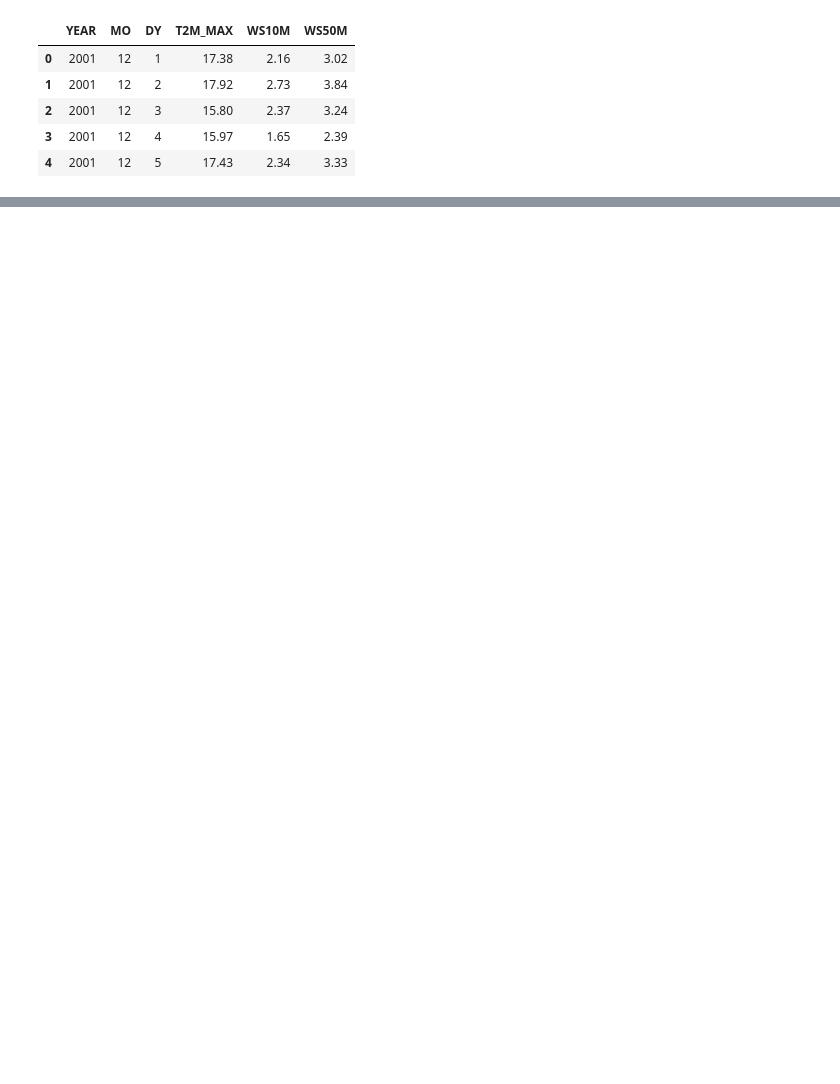
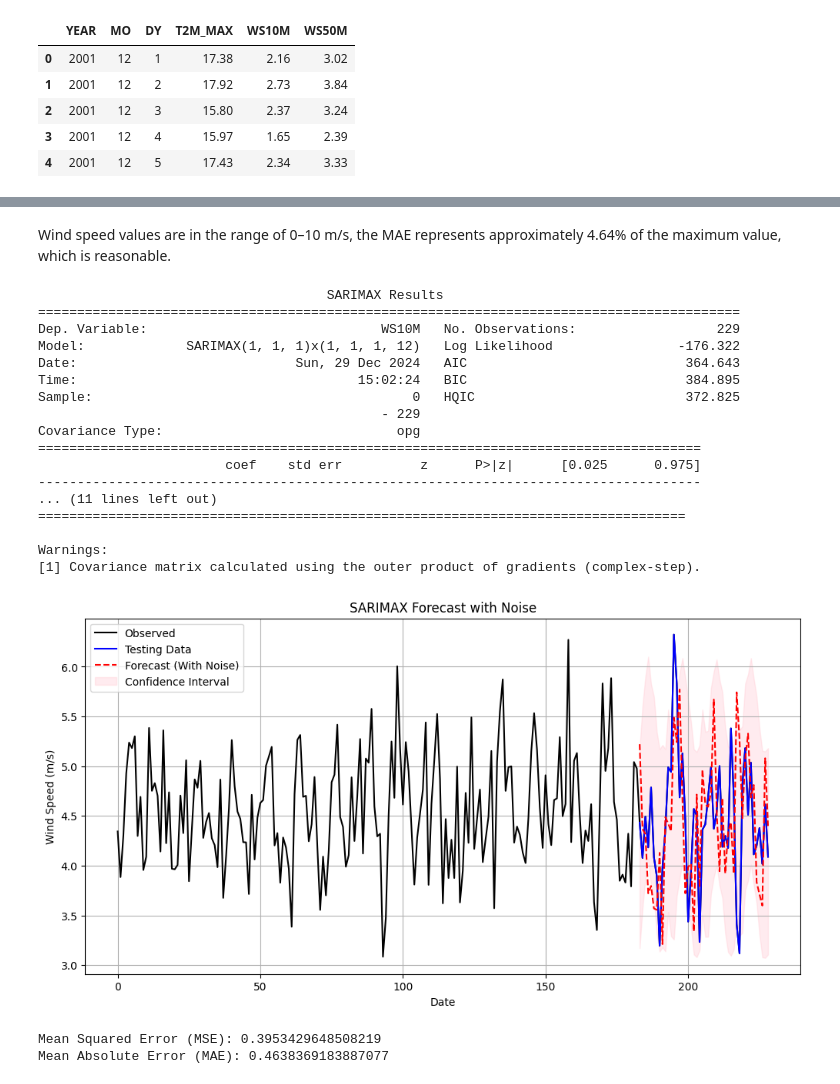
Before and after one commit to imayumi03/Wind_prediction, a Jupyter notebook: windprediction.ipynb, the cells around one changed output, grey strips where cells are left out. Drawn from its saved outputs; the diff is of its cells as text; code cells hidden in the pictures; blank space fills up the shorter version.

```diff
--- a/windprediction.ipynb
+++ b/windprediction.ipynb
@@ -267,0 +181,67 @@ Warnings:
+# %% [markdown]
+Wind speed values are in the range of 0–10 m/s, the MAE represents approximately 4.64% of the maximum value, which is reasonable.
+# %%
+model1 = SARIMAX(monthly_means['WS10M'],
+                exog=monthly_means[['External_Variable']],
+                order=(1, 1, 1),
+                seasonal_order=(1, 1, 1, 12))
+results = model1.fit()
+
+print(results.summary())
+
+train1_size = int(len(monthly_means) * 0.8)
+train1_data = monthly_means.iloc[:train1_size]
+test1_data = monthly_means.iloc[train1_size:]
+
+forecast1_steps = len(test1_data)
+forecast1 = results.get_forecast(steps=forecast1_steps, exog=np.random.rand(forecast1_steps, 1))
+
+forecast1_mean = forecast.predicted_mean
+forecast1_conf_int = forecast1.conf_int()
+
+noise1 = np.random.normal(-0.1, forecast1_mean.std(), size=forecast1_steps)  # Adjust std as needed
+forecast1_with_noise = forecast1_mean + noise1 *1.5
+
+forecast1_index = pd.date_range(start=monthly_means.index[-1], periods=forecast1_steps + 1, freq='M')[1:]
+plt.figure(figsize=(12, 6))
+plt.plot(monthly_means.index, monthly_means['WS10M'], label="Observed", color='black')
+#plt.plot(test1_data.index, forecast1_mean, label="Forecast (Without Noise)", color='green')
+plt.plot(test1_data.index, test1_data['WS10M'], label="Testing Data", color='blue')
+plt.plot(test1_data.index, forecast1_with_noise, label="Forecast (With Noise)", color='red', linestyle='--')
+plt.fill_between(test1_data.index,
+                 forecast1_conf_int.iloc[:, 0],
+                 forecast1_conf_int.iloc[:, 1],
+                 color='pink', alpha=0.3, label="Confidence Interval")
+plt.title('SARIMAX Forecast with Noise')
+plt.xlabel('Date')
+plt.ylabel('Wind Speed (m/s)')
+plt.legend()
+plt.grid()
+plt.show()
+
+
+mse = mean_squared_error(test_data['WS10M'], forecast_mean)
+mae = mean_absolute_error(test_data['WS10M'], forecast_mean)
+print(f"Mean Squared Error (MSE): {mse}")
+print(f"Mean Absolute Error (MAE): {mae}")
+# %% [output]
+                                     SARIMAX Results
+==========================================================================================
+Dep. Variable:                              WS10M   No. Observations:                  229
+Model:             SARIMAX(1, 1, 1)x(1, 1, 1, 12)   Log Likelihood                -176.322
+Date:                            Sun, 29 Dec 2024   AIC                            364.643
+Time:                                    15:02:24   BIC                            384.895
+Sample:                                         0   HQIC                           372.825
+                                            - 229
+Covariance Type:                              opg
+=====================================================================================
+                        coef    std err          z      P>|z|      [0.025      0.975]
+-------------------------------------------------------------------------------------
+... (11 lines left out)
+===================================================================================
+
+Warnings:
+[1] Covariance matrix calculated using the outer product of gradients (complex-step).
+[figure, added]
+Mean Squared Error (MSE): 0.3953429648508219
+Mean Absolute Error (MAE): 0.4638369183887077
```
Also changed, not shown: parts of 21 cells of this notebook.
